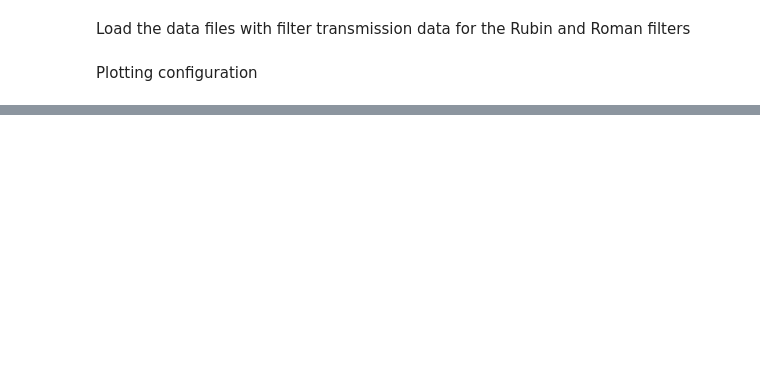
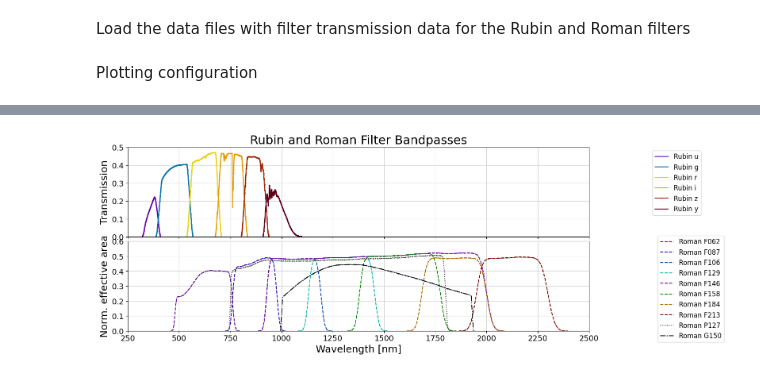
Before and after one commit to LSST-TVSSC/software_tools, a Jupyter notebook: roman_rubin_overlap/rubin_roman_transmission_curves.ipynb, the cells around one changed output, grey strips where cells are left out. Saved outputs shown, nothing was run; the diff lists cells and outputs as text; code cells hidden in the pictures; blank space fills up the shorter version.

```diff
--- a/roman_rubin_overlap/rubin_roman_transmission_curves.ipynb
+++ b/roman_rubin_overlap/rubin_roman_transmission_curves.ipynb
@@ -70,0 +134,58 @@ plt.show()
+# %%
+fig, axs = plt.subplots(2, 1, figsize=(15,6))
+plt.subplots_adjust(hspace=0.05)
+
+# Plot Rubin transmission curves
+for f, data, in rubin_data.items():
+    xplot = data['col1'] / 10.0 # Convert Angstroms to nm
+    axs[0].plot(xplot, data['col2'], c=PLOT_COLORS[f], marker='.', markersize=1, ls=LINE_STYLES[f], label='Rubin '+f)
+
+# Plot Roman filter transmission curves
+# The Roman data are in units of effective telescope area in m2, so we normalize by the
+# maximum Roman collecting area
+roman_area = 2.4**2
+for f, data, in roman_data.items():
+    xplot = data['col1'] / 10.0 # Convert Angstroms to nm
+    yplot = data['col2'] / roman_area
+    axs[1].plot(xplot, yplot, c=PLOT_COLORS[f], marker='.', markersize=1, ls=LINE_STYLES[f], label='Roman '+f)
+
+ymin, ymax = axs[0].get_ylim()
+axs[0].set_ylim([0.0, ymax])
+ymin, ymax = axs[1].get_ylim()
+axs[1].set_ylim([0.0, ymax])
+
+yticks = axs[0].get_yticks()
+yticklabels = axs[0].get_yticklabels()
+axs[0].set_yticks(yticks, yticklabels, fontsize=14)
+axs[0].set_xticklabels([])
+
+xticks = axs[1].get_xticks()
+xticklabels = axs[1].get_xticklabels()
+axs[1].set_xticks(xticks, xticklabels, fontsize=14)
+yticks = axs[1].get_yticks()
+yticklabels = axs[1].get_yticklabels()
+axs[1].set_yticks(yticks, yticklabels, fontsize=14)
+
+xmin1, xmax1 = axs[0].get_xlim()
+xmin2, xmax2 = axs[1].get_xlim()
+xmin = min(xmin1, xmin2)
+xmax = max(xmax1, xmax2)
+axs[0].set_xlim([xmin, xmax])
+axs[1].set_xlim([xmin, xmax])
+
+axs[0].set_ylabel('Transmission', fontsize=18)
+axs[0].set_title('Rubin and Roman Filter Bandpasses', fontsize=22)
+
+axs[1].set_ylabel('Norm. effective area', fontsize=18)
+axs[1].set_xlabel('Wavelength [nm]', fontsize=18)
+
+axs[0].legend(bbox_to_anchor=(1.25, 1.0), fontsize=12)
+axs[1].legend(bbox_to_anchor=(1.3, 1.1), fontsize=12)
+
+axs[0].grid(c='lightgrey')
+axs[1].grid(c='lightgrey')
+
+plt.ti
+plt.savefig('./rubin_roman_filter_transmission_curves2.png')
+# %% [output]
+[figure, added]
```
Also changed, not shown: parts of 5 cells of this notebook, 8 other files.
